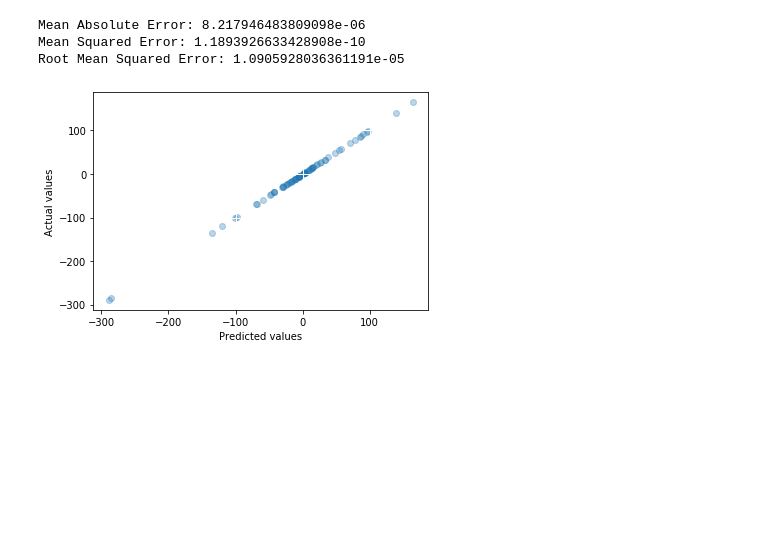
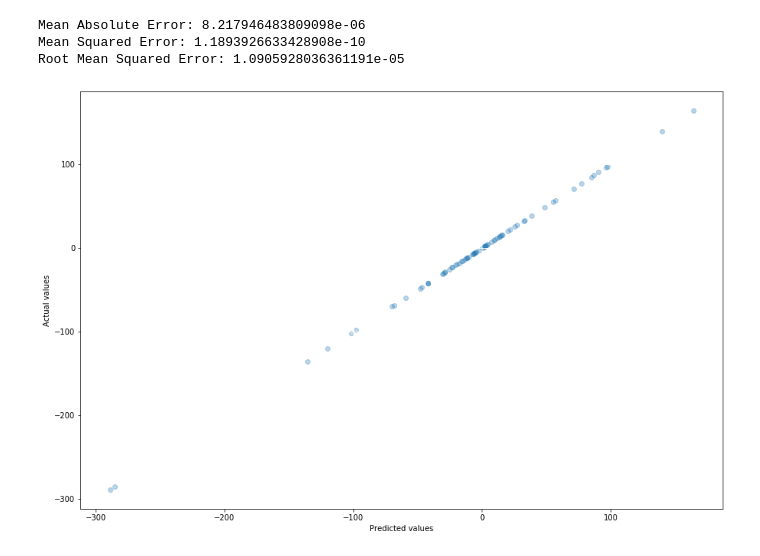
Before and after one commit to InwoongBae/Moloco, a Jupyter notebook: Moloco/MOLOCO_Q2.ipynb, the cells around one changed output. Cells and saved outputs as stored; diff of their text form; code cells hidden in the pictures; blank space fills up the shorter version.

```diff
--- a/Moloco/MOLOCO_Q2.ipynb
+++ b/Moloco/MOLOCO_Q2.ipynb
@@ -231,10 +237,12 @@ Mean Absolute Error: 8.217946483809098e-06
 Mean Squared Error: 1.1893926633428908e-10
 Root Mean Squared Error: 1.0905928036361191e-05
 # %%
+#Plot actual values and predicted values
+plt.figure(figsize=(15,10))
 plt.scatter(y_pred, y_test, alpha=0.3)
 plt.xlabel("Predicted values")
 plt.ylabel("Actual values")
 plt.grid(linewidth="1", color="white")
 plt.show()
 # %% [output]
-[figure, old version]
+[figure, new version]
```
Also changed, not shown: parts of 7 cells of this notebook.
